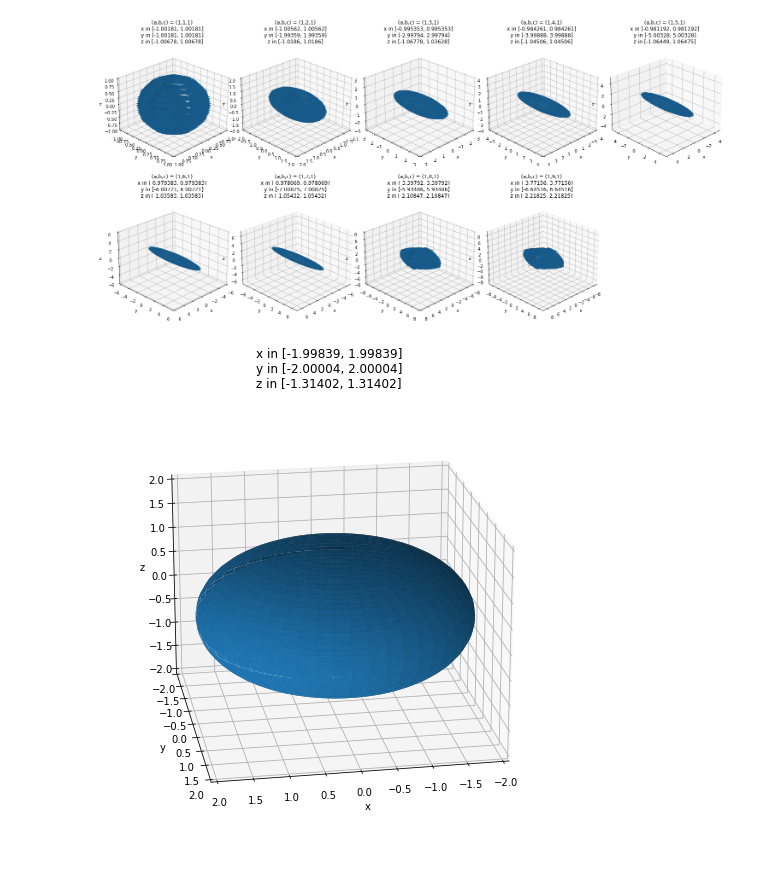
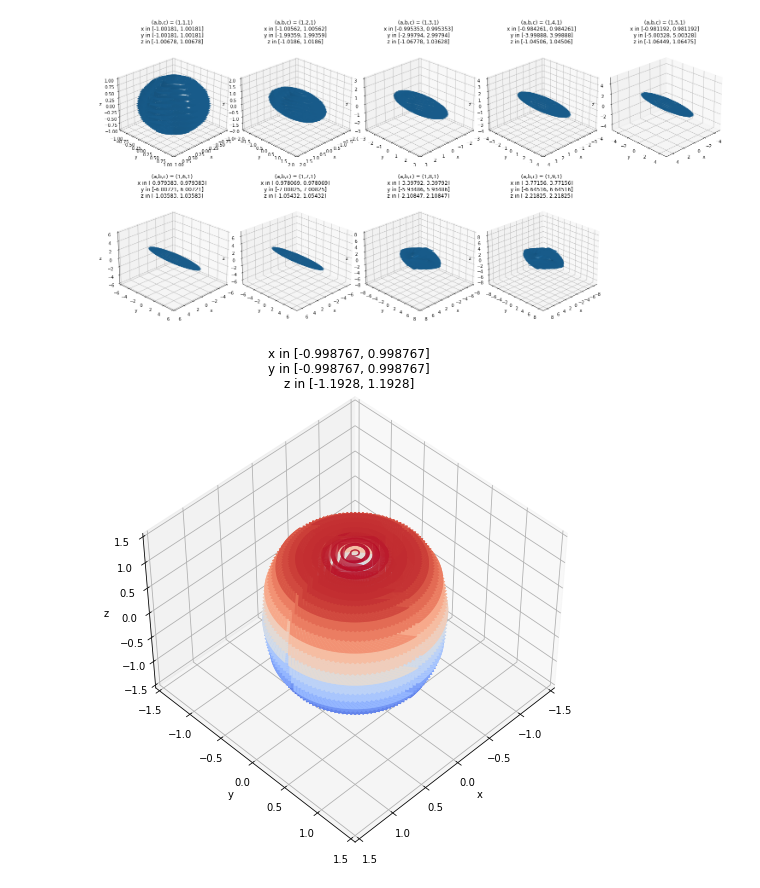
Before and after one commit to iago-mendes/eucled, a Jupyter notebook: src/exercises/08-embedding/assets/plots.ipynb, the cells around one changed output. Drawn from its saved outputs; the diff is of its cells as text; code cells hidden in the pictures.

Commit message:
Test embedding of dented sphere.

```diff
--- a/src/exercises/08-embedding/assets/plots.ipynb
+++ b/src/exercises/08-embedding/assets/plots.ipynb
@@ -194,42 +196,42 @@ plt.show()
 # %% [output]
 [figure]
 # %%
-N_theta = 50
-N_phi = N_theta
+N_theta = 30
+N_phi = 4*N_theta
 
 fig = plt.figure(layout="constrained")
 
-embedding = np.genfromtxt('embedding_0.8.csv', delimiter=',')
+embedding = np.genfromtxt('embedding_30.0.csv', delimiter=',')
 # print("chi", chi)
 # print("x: ", min(x), max(x))
 # print("y: ", min(y), max(y))
 # print("z: ", min(z), max(z))
 
 x = embedding[:,0]
 y = embedding[:,1]
 z = embedding[:,2]
 
 X = np.reshape(x, (N_phi, N_theta))
 Y = np.reshape(y, (N_phi, N_theta))
 Z = np.reshape(z, (N_phi, N_theta))
 
 ax = fig.add_subplot(111, projection='3d')
-ax.plot_surface(X, Y, Z)
+# ax.plot_surface(X, Y, Z)
+ax.plot_surface(X, Y, Z, cmap=cm.coolwarm)
 
 plt.title(f'x in [{min(x)}, {max(x)}]\ny in [{min(y)}, {max(y)}]\nz in [{min(z)}, {max(z)}]')
 ax.set_xlabel("x")
 ax.set_ylabel("y")
 ax.set_zlabel("z")
 
-side = 2
+side = 1.5
 ax.set_xlim(-side, side)
 ax.set_ylim(-side, side)
 ax.set_zlim(-side, side)
 
-ax.view_init(20, 80) # elev, azim
-# ax.view_init(5, 45) # elev, azim
+ax.view_init(45, 45) # elev, azim
 fig.set_size_inches(20, 7, forward=True)
 
 plt.show()
 # %% [output]
-[figure, old version]
+[figure, new version]
```
Also changed, not shown: parts of 3 cells of this notebook, 3 other files.
